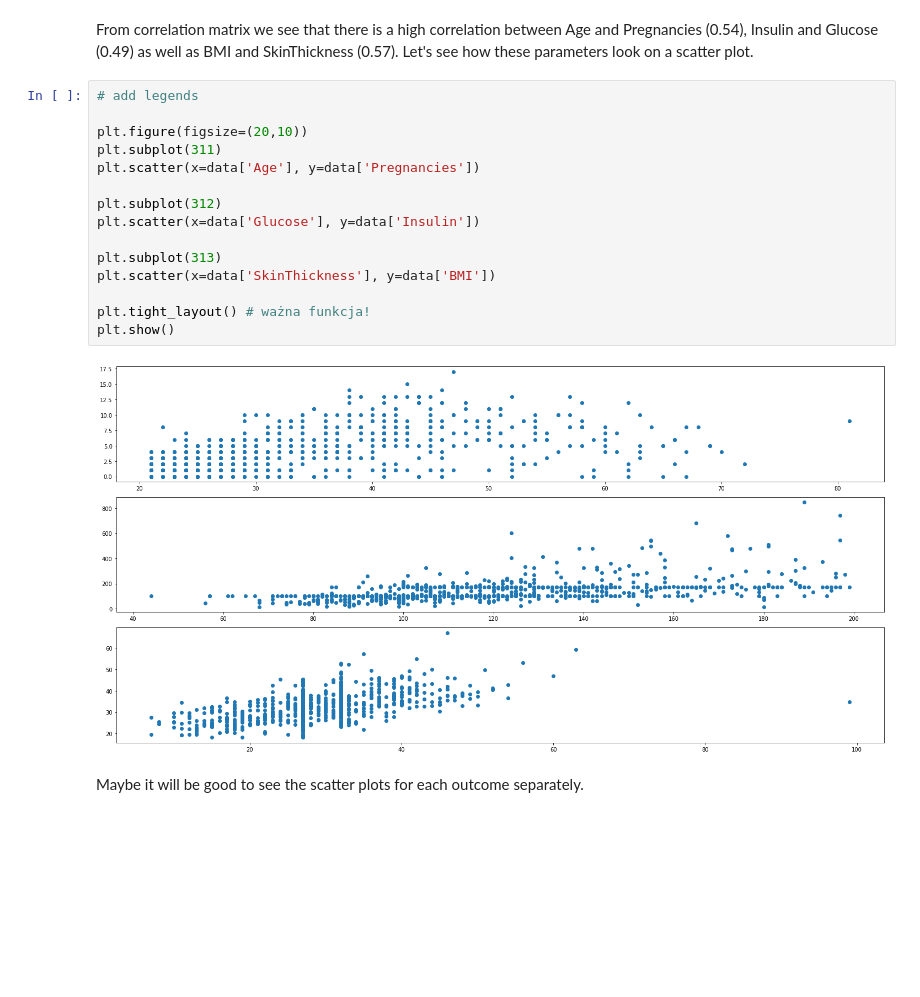
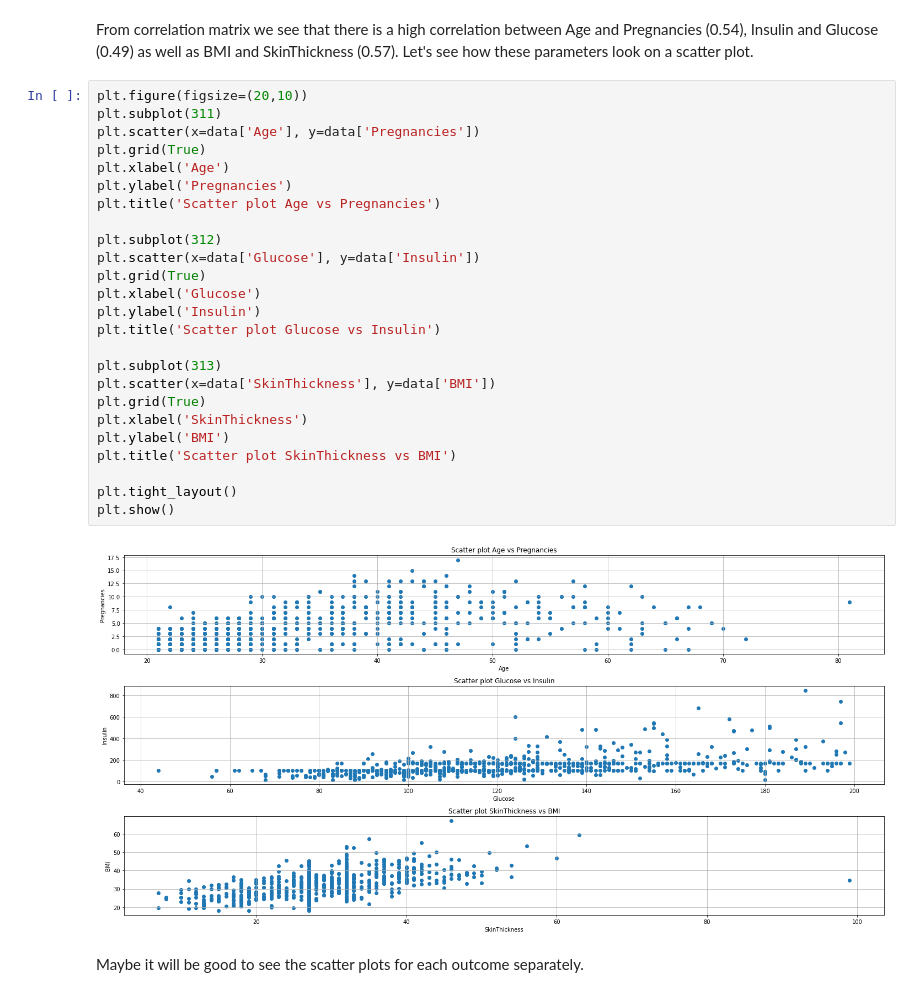
Before and after one commit to katarzynaadamczyk/data_analysis, a Jupyter notebook: diabetes_1.ipynb, the cells around one changed output. Saved outputs shown, nothing was run; the diff lists cells and outputs as text; blank space fills up the shorter version.

```diff
--- a/diabetes_1.ipynb
+++ b/diabetes_1.ipynb
@@ -183,22 +183,32 @@ plt.show()
 # %% [markdown]
 From correlation matrix we see that there is a high correlation between Age and Pregnancies (0.54), Insulin and Glucose (0.49) as well as BMI and SkinThickness (0.57). Let's see how these parameters look on a scatter plot.
 # %%
-# add legends
-
 plt.figure(figsize=(20,10))
 plt.subplot(311)
 plt.scatter(x=data['Age'], y=data['Pregnancies'])
+plt.grid(True)
+plt.xlabel('Age')
+plt.ylabel('Pregnancies')
+plt.title('Scatter plot Age vs Pregnancies')
 
 plt.subplot(312)
 plt.scatter(x=data['Glucose'], y=data['Insulin'])
+plt.grid(True)
+plt.xlabel('Glucose')
+plt.ylabel('Insulin')
+plt.title('Scatter plot Glucose vs Insulin')
 
 plt.subplot(313)
 plt.scatter(x=data['SkinThickness'], y=data['BMI'])
+plt.grid(True)
+plt.xlabel('SkinThickness')
+plt.ylabel('BMI')
+plt.title('Scatter plot SkinThickness vs BMI')
 
-plt.tight_layout() # ważna funkcja!
+plt.tight_layout()
 plt.show()
 # %% [output]
-[figure, old version]
+[figure, new version]
 # %% [markdown]
 Maybe it will be good to see the scatter plots for each outcome separately.
 # %%
```
Also changed, not shown: parts of 6 cells of this notebook.
